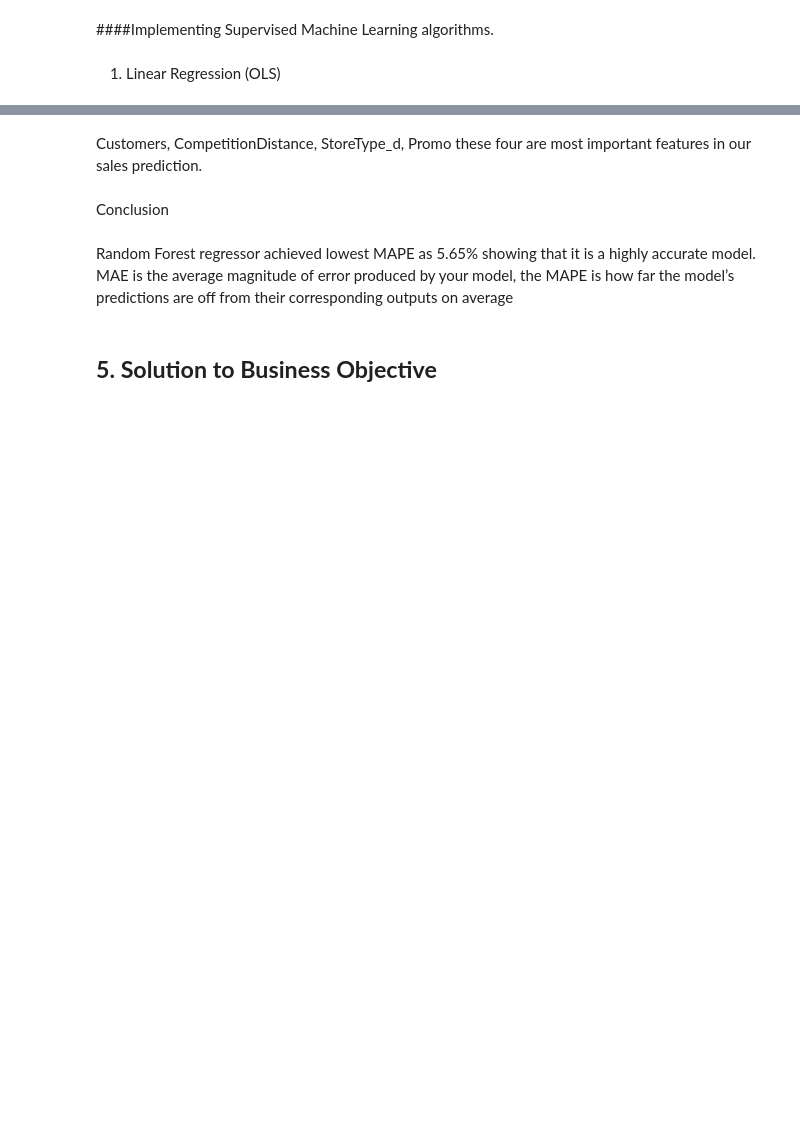
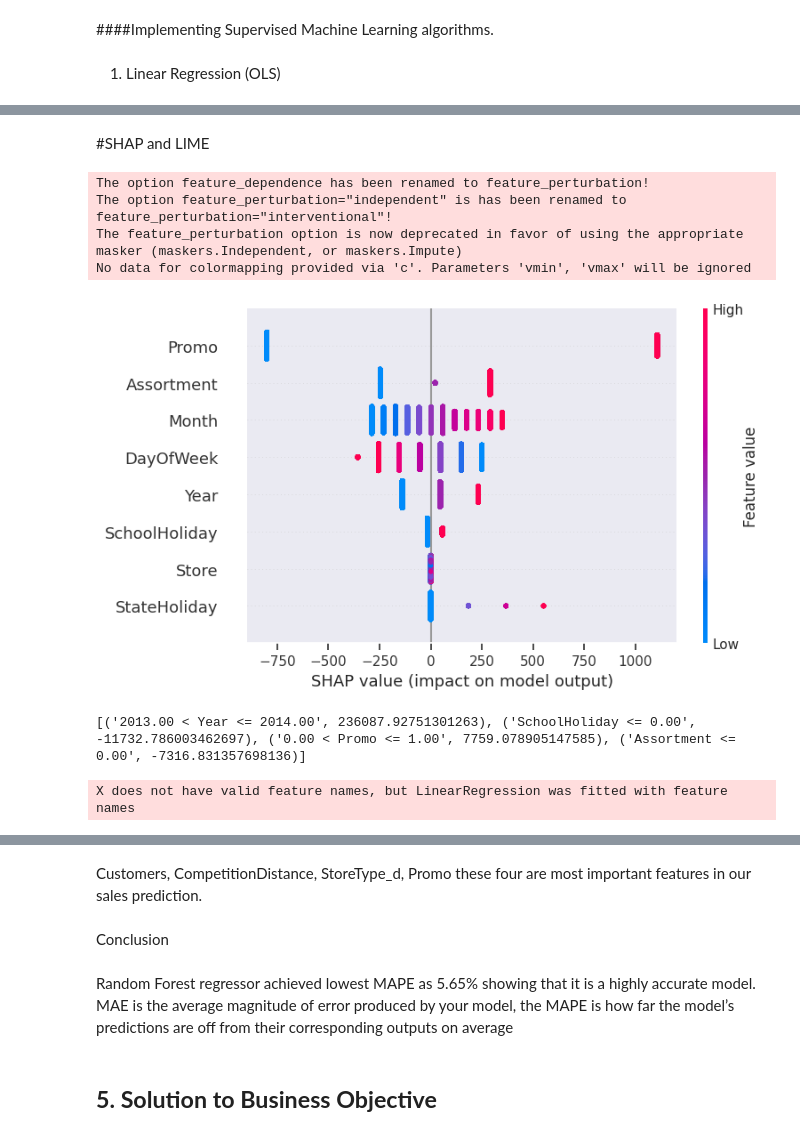
Before and after one commit to dhrisandamedhi/Retail-Sales-Prediction, a Jupyter notebook: EDA_retail_store.ipynb, the cells around one changed output, grey strips where cells are left out. Drawn from its saved outputs; the diff is of its cells as text; code cells hidden in the pictures; blank space fills up the shorter version.

```diff
--- a/EDA_retail_store.ipynb
+++ b/EDA_retail_store.ipynb
@@ -1494,0 +1411,2 @@ NameError: ignored
+# %% [markdown]
+#SHAP and LIME
@@ -1494,0 +1421,49 @@ NameError: ignored
+# %%
+# load the Rossman dataset
+data = pd.read_csv("/content/cleandata.csv", low_memory=False)
+
+# convert the 'Date' column to datetime format
+data['Date'] = pd.to_datetime(data['Date'])
+# %%
+# extract year, month, and day of week from 'Date' column
+data['Year'] = data['Date'].dt.year
+data['Month'] = data['Date'].dt.month
+data['DayOfWeek'] = data['Date'].dt.dayofweek
+# %%
+# select relevant features
+features = ['Store', 'DayOfWeek', 'Promo', 'StateHoliday', 'SchoolHoliday', 'Year', 'Month','Assortment']
+# %%
+# split the dataset into training and test sets
+X_train, X_test, y_train, y_test = train_test_split(data[features], data['Sales'], test_size=0.2, random_state=42)
+
+# create a linear regression model
+model = LinearRegression()
+
+# train the model on the training set
+model.fit(X_train, y_train)
+
+# create a SHAP explainer object
+explainer = shap.LinearExplainer(model, X_train, feature_dependence="independent")
+
+# calculate SHAP values for the test set
+shap_values = explainer.shap_values(X_test)
+
+# plot the SHAP values for the first feature of the first test instance
+shap.summary_plot(shap_values, X_test, feature_names=X_test.columns)
+
+# create a LIME explainer object
+explainer = lime.lime_tabular.LimeTabularExplainer(X_train.values, feature_names=X_train.columns, class_names=['Sales'], mode='regression')
+
+# explain the prediction for the first test instance using LIME
+exp = explainer.explain_instance(X_test.values[0], model.predict, num_features=4)
+
+# print the LIME explanation
+print(exp.as_list())
+# %% [output]
+The option feature_dependence has been renamed to feature_perturbation!
+The option feature_perturbation="independent" is has been renamed to feature_perturbation="interventional"!
+The feature_perturbation option is now deprecated in favor of using the appropriate masker (maskers.Independent, or maskers.Impute)
+No data for colormapping provided via 'c'. Parameters 'vmin', 'vmax' will be ignored
+[figure, added]
+[('2013.00 < Year <= 2014.00', 236087.92751301263), ('SchoolHoliday <= 0.00', -11732.786003462697), ('0.00 < Promo <= 1.00', 7759.078905147585), ('Assortment <= 0.00', -7316.831357698136)]
+X does not have valid feature names, but LinearRegression was fitted with feature names
```
Also changed, not shown: parts of 170 cells of this notebook.
